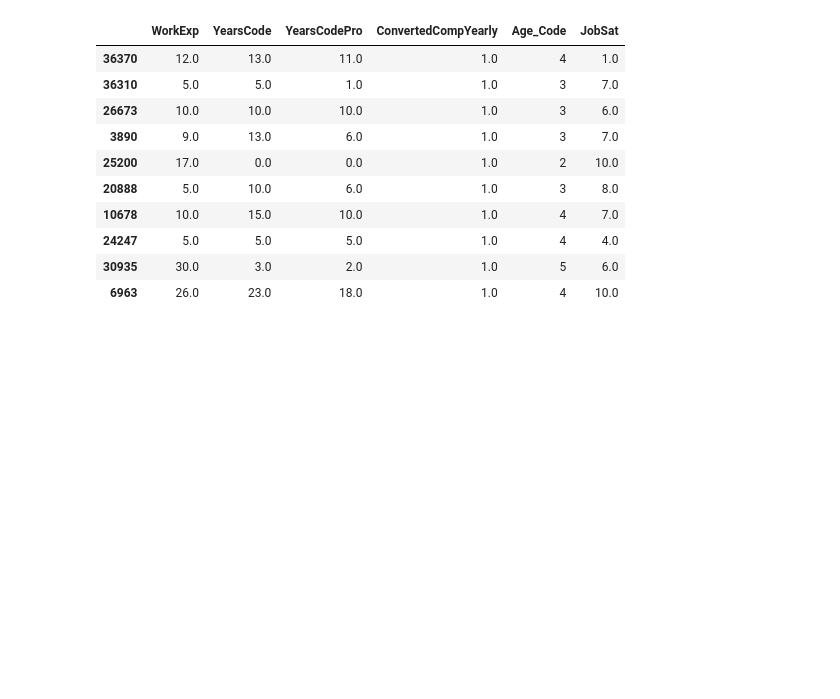
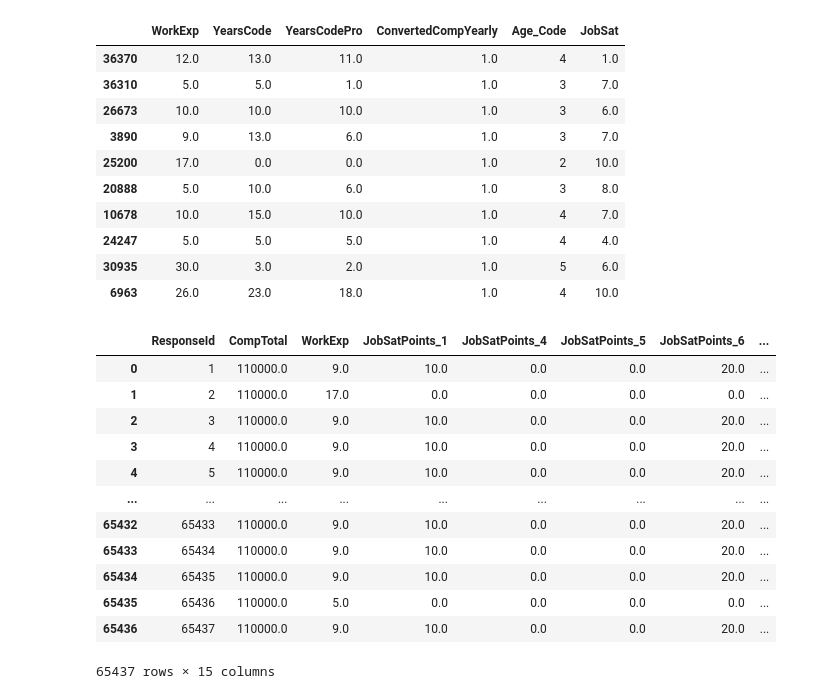
Before and after one commit to Rodrigo-CPE/DataSet_GroupProject, a Jupyter notebook: Notebook_LAD.ipynb, the cells around one changed output. Saved outputs shown, nothing was run; the diff lists cells and outputs as text; code cells hidden in the pictures; blank space fills up the shorter version.

```diff
--- a/Notebook_LAD.ipynb
+++ b/Notebook_LAD.ipynb
@@ -649,0 +665,18 @@ TOP 10 MENORES SALÁRIOS
+# %%
+#E selecionamos as nossas colunas numéricas
+data = dataset.select_dtypes(include="number")
+data
+# %% [output]
+|  | ResponseId | CompTotal | WorkExp | JobSatPoints_1 | JobSatPoints_4 | JobSatPoints_5 | JobSatPoints_6 | ... |
+| 0 | 1 | 110000.0 | 9.0 | 10.0 | 0.0 | 0.0 | 20.0 | ... |
+| 1 | 2 | 110000.0 | 17.0 | 0.0 | 0.0 | 0.0 | 0.0 | ... |
+| 2 | 3 | 110000.0 | 9.0 | 10.0 | 0.0 | 0.0 | 20.0 | ... |
+| 3 | 4 | 110000.0 | 9.0 | 10.0 | 0.0 | 0.0 | 20.0 | ... |
+| 4 | 5 | 110000.0 | 9.0 | 10.0 | 0.0 | 0.0 | 20.0 | ... |
+| ... | ... | ... | ... | ... | ... | ... | ... | ... |
+| 65432 | 65433 | 110000.0 | 9.0 | 10.0 | 0.0 | 0.0 | 20.0 | ... |
+| 65433 | 65434 | 110000.0 | 9.0 | 10.0 | 0.0 | 0.0 | 20.0 | ... |
+| 65434 | 65435 | 110000.0 | 9.0 | 10.0 | 0.0 | 0.0 | 20.0 | ... |
+| 65435 | 65436 | 110000.0 | 5.0 | 0.0 | 0.0 | 0.0 | 0.0 | ... |
+| 65436 | 65437 | 110000.0 | 9.0 | 10.0 | 0.0 | 0.0 | 20.0 | ... |
+65437 rows × 15 columns
```
Also changed, not shown: parts of 12 cells of this notebook.
